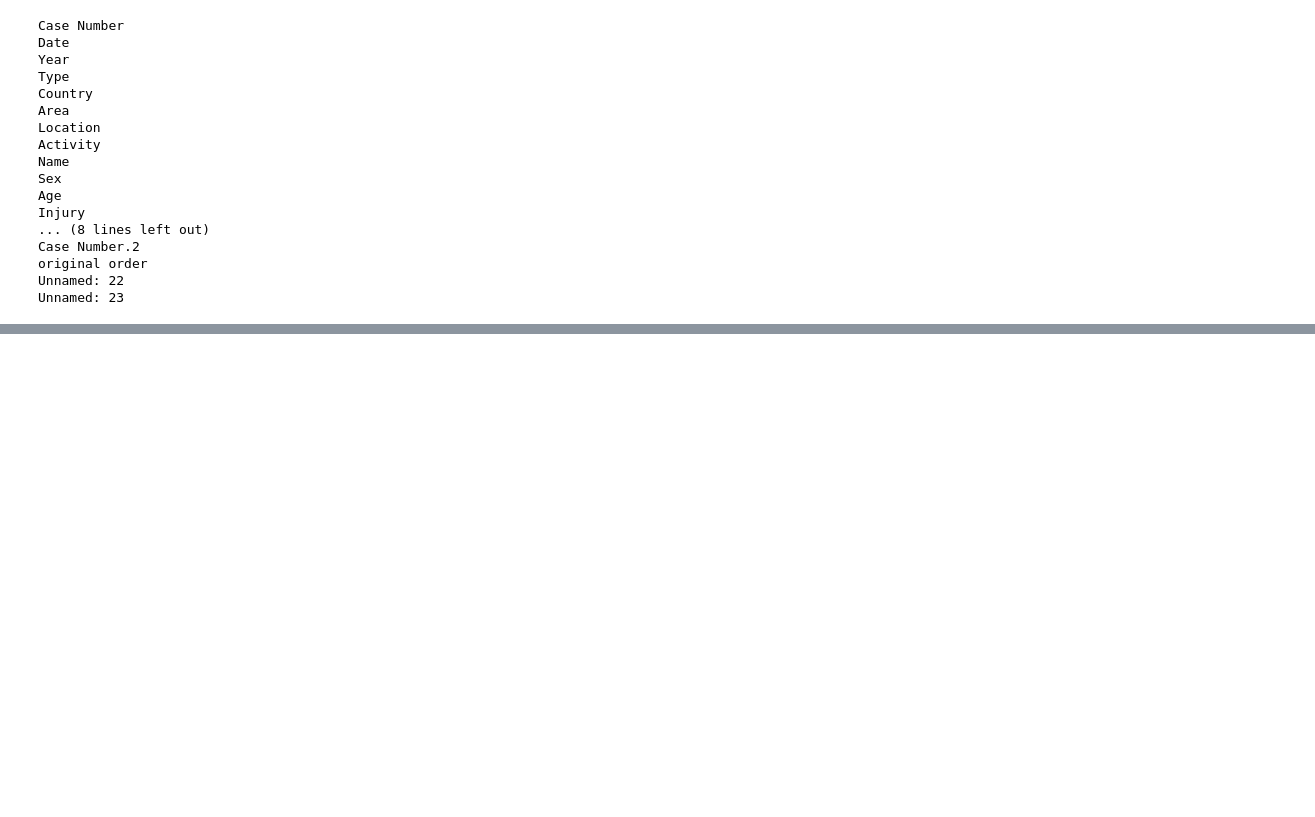
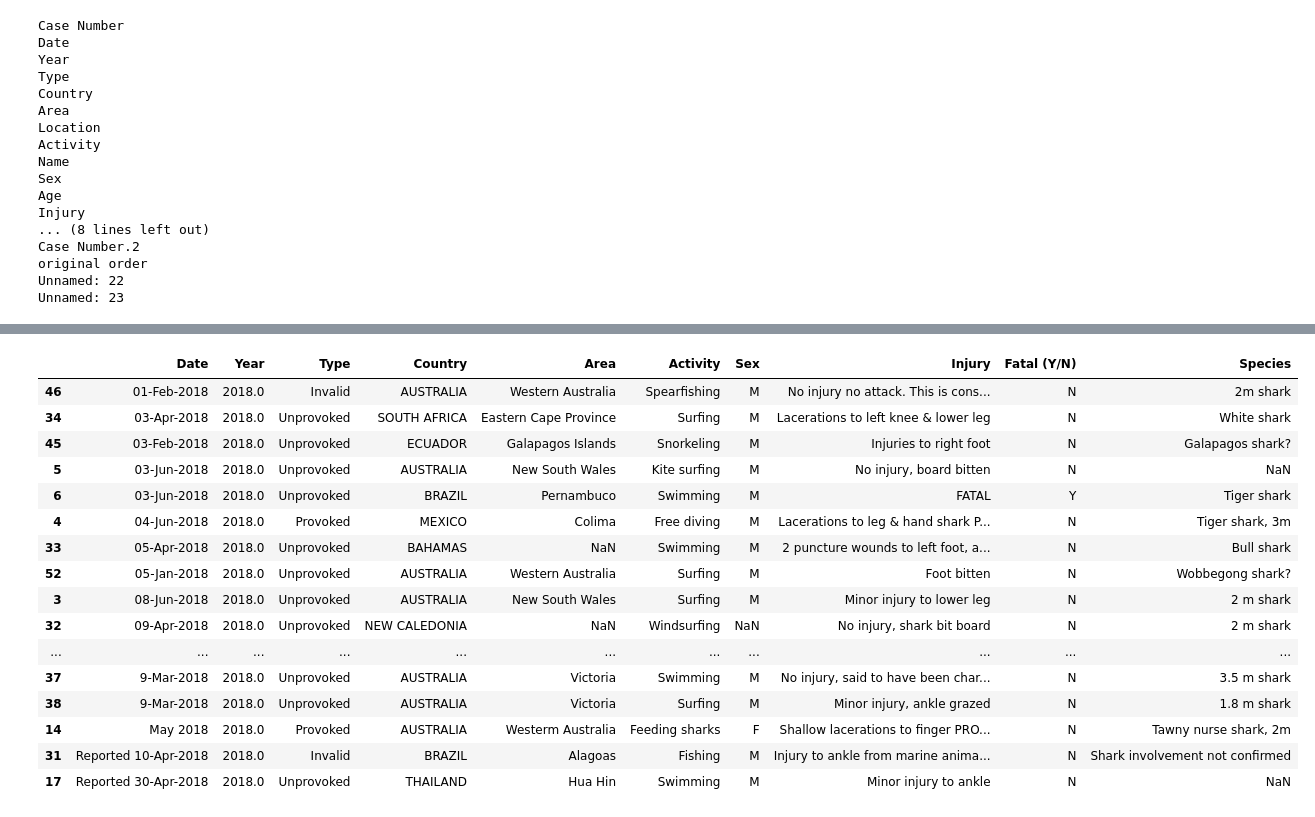
Before and after one commit to Diegon8/SharkAttack-, a Jupyter notebook: SharkAttack.ipynb, the cells around one changed output, grey strips where cells are left out. Cells and saved outputs as stored; diff of their text form; code cells hidden in the pictures; blank space fills up the shorter version.

```diff
--- a/SharkAttack.ipynb
+++ b/SharkAttack.ipynb
@@ -82,0 +152,20 @@ Name: Injury, dtype: object
+# %%
+attacks2018.sort_values(['Date'], ascending=1)
+# %% [output]
+|  | Date | Year | Type | Country | Area | Activity | Sex | Injury | Fatal (Y/N) | Species |
+| 46 | 01-Feb-2018 | 2018.0 | Invalid | AUSTRALIA | Western Australia | Spearfishing | M | No injury no attack. This is cons... | N | 2m shark |
+| 34 | 03-Apr-2018 | 2018.0 | Unprovoked | SOUTH AFRICA | Eastern Cape Province | Surfing | M | Lacerations to left knee & lower leg | N | White shark |
+| 45 | 03-Feb-2018 | 2018.0 | Unprovoked | ECUADOR | Galapagos Islands | Snorkeling | M | Injuries to right foot | N | Galapagos shark? |
+| 5 | 03-Jun-2018 | 2018.0 | Unprovoked | AUSTRALIA | New South Wales | Kite surfing | M | No injury, board bitten | N | NaN |
+| 6 | 03-Jun-2018 | 2018.0 | Unprovoked | BRAZIL | Pernambuco | Swimming | M | FATAL | Y | Tiger shark |
+| 4 | 04-Jun-2018 | 2018.0 | Provoked | MEXICO | Colima | Free diving | M | Lacerations to leg & hand shark P... | N | Tiger shark, 3m |
+| 33 | 05-Apr-2018 | 2018.0 | Unprovoked | BAHAMAS | NaN | Swimming | M | 2 puncture wounds to left foot, a... | N | Bull shark |
+| 52 | 05-Jan-2018 | 2018.0 | Unprovoked | AUSTRALIA | Western Australia | Surfing | M | Foot bitten | N | Wobbegong shark? |
+| 3 | 08-Jun-2018 | 2018.0 | Unprovoked | AUSTRALIA | New South Wales | Surfing | M | Minor injury to lower leg | N | 2 m shark |
+| 32 | 09-Apr-2018 | 2018.0 | Unprovoked | NEW CALEDONIA | NaN | Windsurfing | NaN | No injury, shark bit board | N | 2 m shark |
+| ... | ... | ... | ... | ... | ... | ... | ... | ... | ... | ... |
+| 37 | 9-Mar-2018 | 2018.0 | Unprovoked | AUSTRALIA | Victoria | Swimming | M | No injury, said to have been char... | N | 3.5 m shark |
+| 38 | 9-Mar-2018 | 2018.0 | Unprovoked | AUSTRALIA | Victoria | Surfing | M | Minor injury, ankle grazed | N | 1.8 m shark |
+| 14 | May 2018 | 2018.0 | Provoked | AUSTRALIA | Westerm Australia | Feeding sharks | F | Shallow lacerations to finger PRO... | N | Tawny nurse shark, 2m |
+| 31 | Reported 10-Apr-2018 | 2018.0 | Invalid | BRAZIL | Alagoas | Fishing | M | Injury to ankle from marine anima... | N | Shark involvement not confirmed |
+| 17 | Reported 30-Apr-2018 | 2018.0 | Unprovoked | THAILAND | Hua Hin | Swimming | M | Minor injury to ankle | N | NaN |
```
Also changed, not shown: parts of 5 cells of this notebook.
